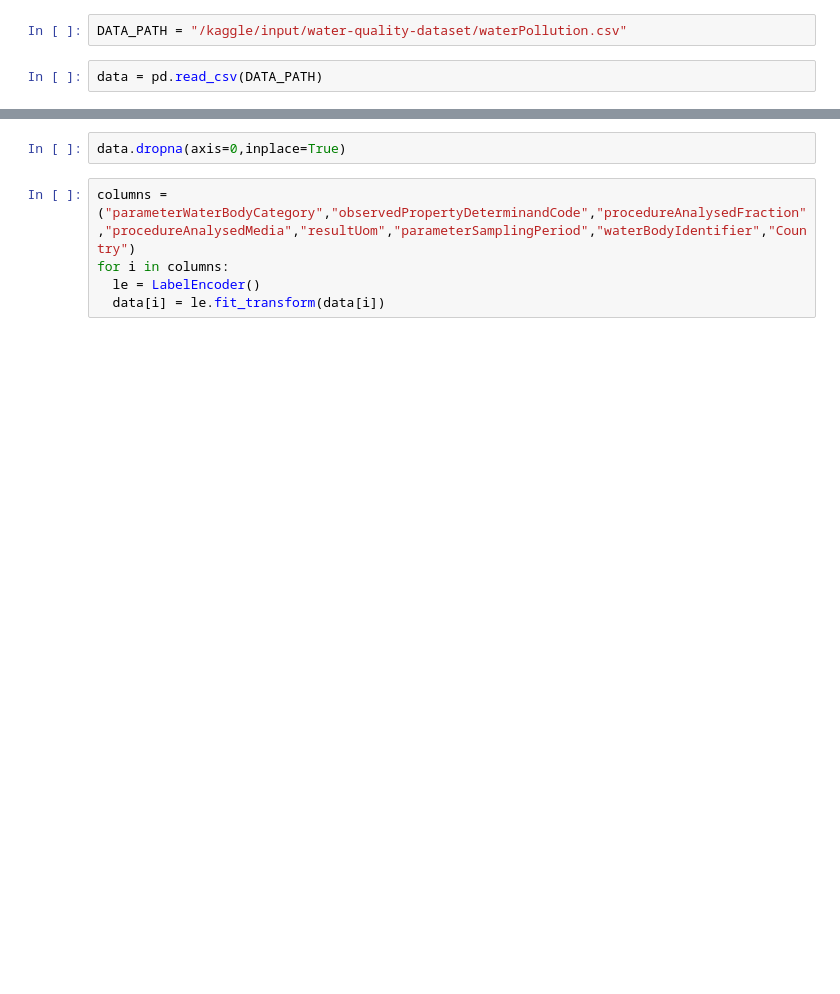
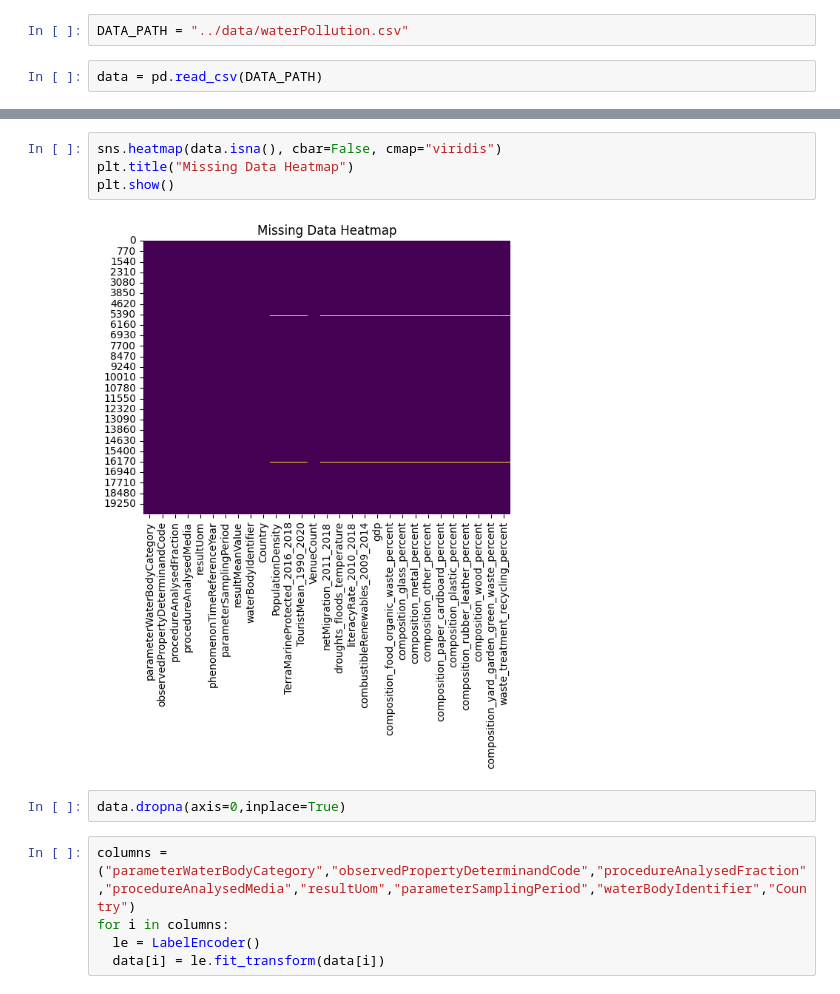
Before and after one commit to Programming-Sai/Water-Quality-Analysis-ML, a Jupyter notebook: notebooks/data_exploration.ipynb, the cells around one changed output, grey strips where cells are left out. Drawn from its saved outputs; the diff is of its cells as text; blank space fills up the shorter version.

Commit message:
Done with model building and data exploration. working on ui

```diff
--- a/notebooks/data_exploration.ipynb
+++ b/notebooks/data_exploration.ipynb
@@ -19,5 +20,5 @@ warnings.filterwarnings('ignore')
 # %%
-DATA_PATH = "/kaggle/input/water-quality-dataset/waterPollution.csv"
+DATA_PATH = "../data/waterPollution.csv"
 # %%
 data = pd.read_csv(DATA_PATH)
 # %%
@@ -27,3 +92,9 @@ data.isna().sum()
+# %%
+sns.heatmap(data.isna(), cbar=False, cmap="viridis")
+plt.title("Missing Data Heatmap")
+plt.show()
+# %% [output]
+[figure, added]
 # %%
 data.dropna(axis=0,inplace=True)
 # %%
```
Also changed, not shown: parts of 17 cells of this notebook, 5 other files.
